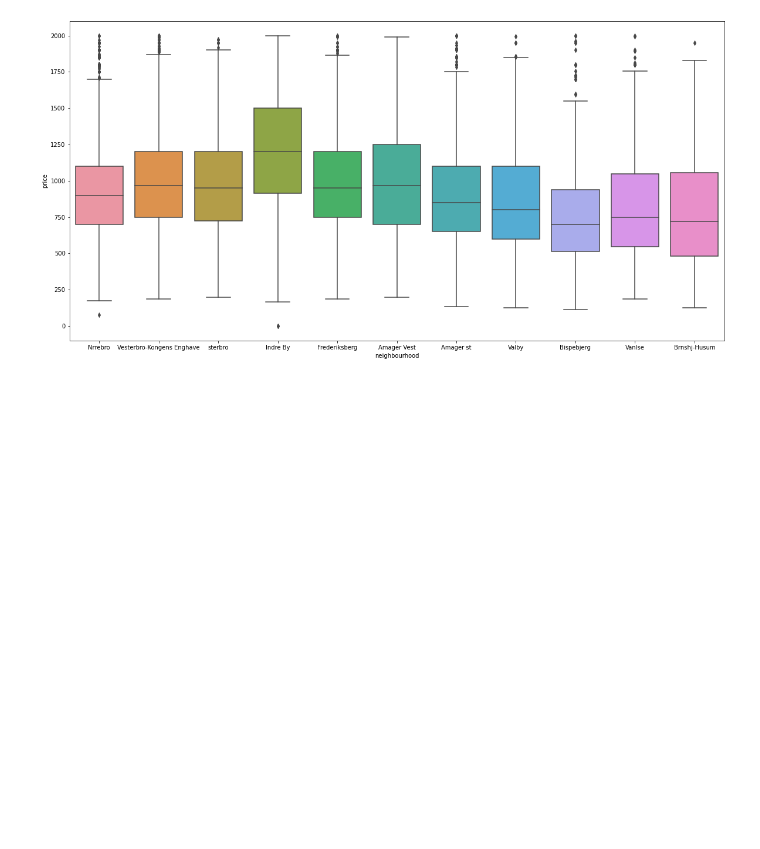
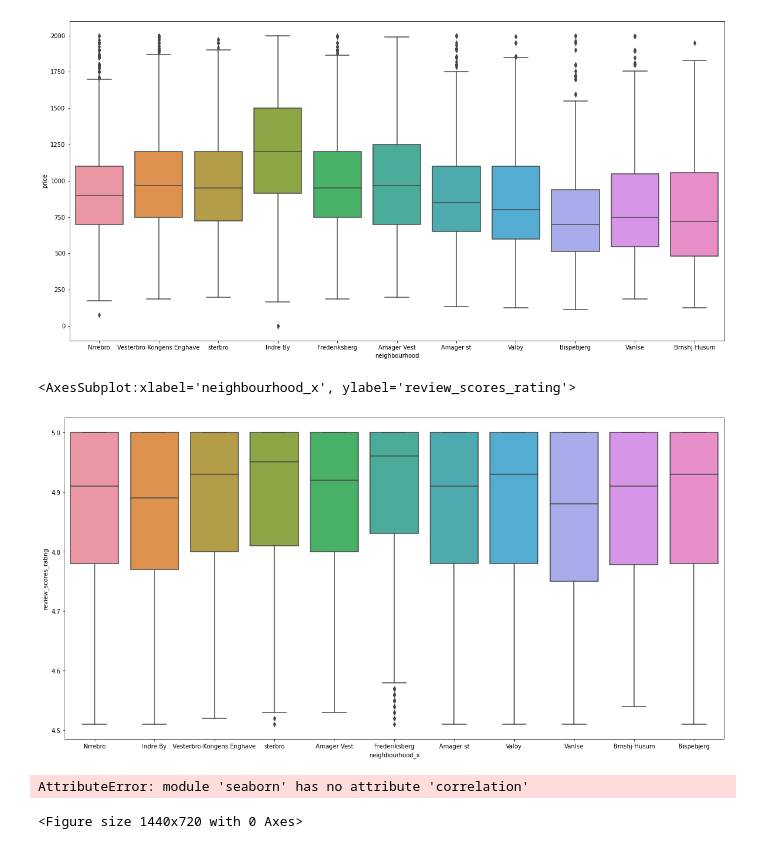
Before and after one commit to s180820/42184_AirbnbProject, a Jupyter notebook: dataviz.ipynb, the cells around one changed output. Saved outputs shown, nothing was run; the diff lists cells and outputs as text; code cells hidden in the pictures; blank space fills up the shorter version.

Commit message:
data viz

```diff
--- a/dataviz.ipynb
+++ b/dataviz.ipynb
@@ -113,3 +113,16 @@ sns.boxplot(x='neighbourhood', y='price', data=listings[listings['price'] < 2000
 # %% [output]
 <AxesSubplot:xlabel='neighbourhood', ylabel='price'>
 [figure]
+# %%
+plt.figure(figsize=(20, 10))
+sns.boxplot(x='neighbourhood_x', y='review_scores_rating', data=df_listings[df_listings['review_scores_rating'] > 4.5])
+# %% [output]
+<AxesSubplot:xlabel='neighbourhood_x', ylabel='review_scores_rating'>
+[figure, added]
+# %%
+# correlation between review_scores_rating and neighbourhood_x in df_listings
+plt.figure(figsize=(20, 10))
+sns.correlation(df_listings['review_scores_rating'], df_listings['neighbourhood_x'])
+# %% [output]
+AttributeError: module 'seaborn' has no attribute 'correlation'
+<Figure size 1440x720 with 0 Axes>
```
Also changed, not shown: parts of 1 cell of this notebook.
